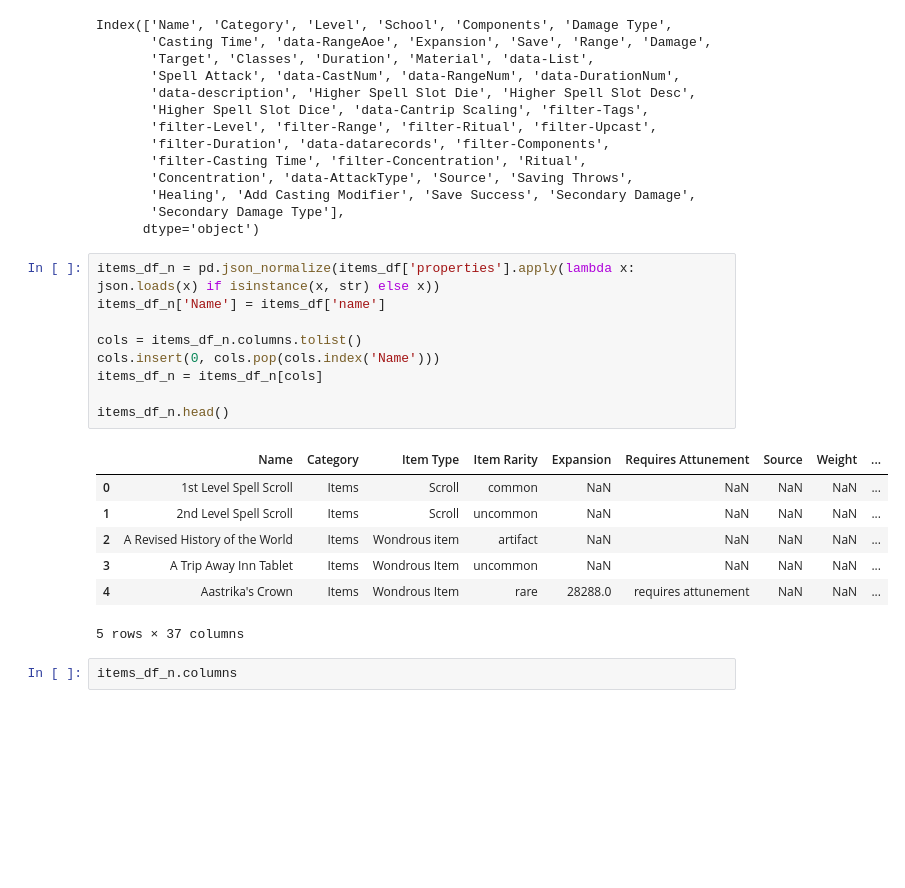
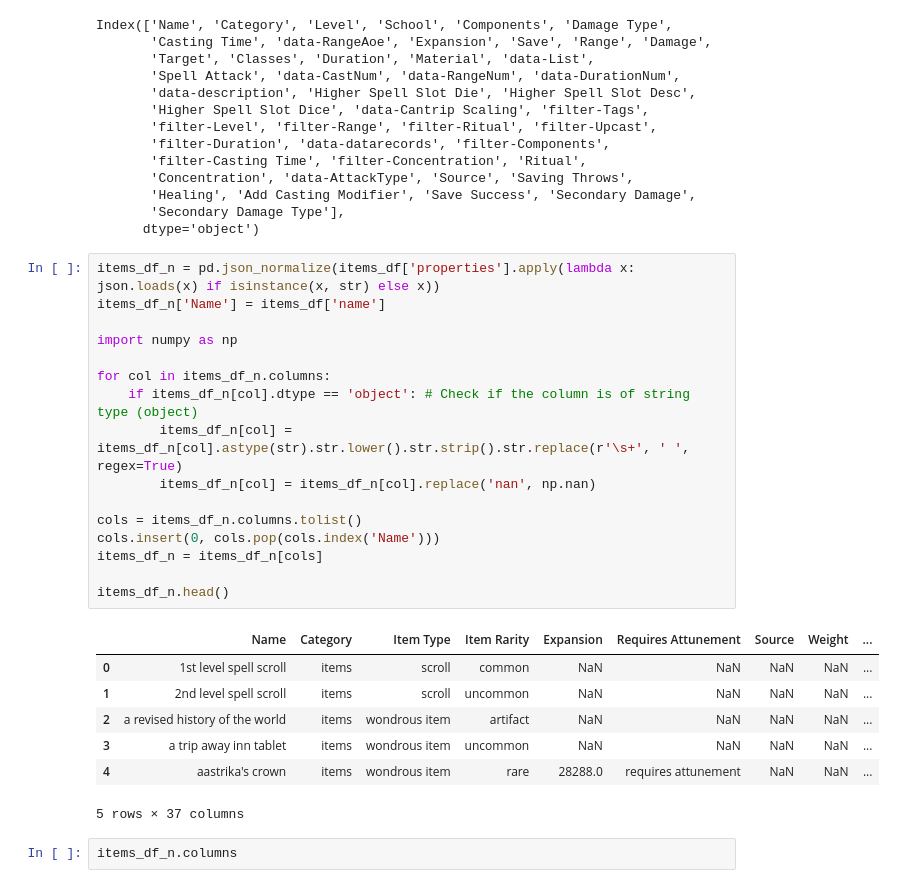
Before and after one commit to baakhoff/research, a Jupyter notebook: notebooks/dnd_research.ipynb, the cells around one changed output. Cells and saved outputs as stored; diff of their text form; blank space fills up the shorter version.

```diff
--- a/notebooks/dnd_research.ipynb
+++ b/notebooks/dnd_research.ipynb
@@ -123,19 +123,26 @@ Index(['Name', 'Category', 'Level', 'School', 'Components', 'Damage Type',
 # %%
 items_df_n = pd.json_normalize(items_df['properties'].apply(lambda x: json.loads(x) if isinstance(x, str) else x))
 items_df_n['Name'] = items_df['name']
+
+import numpy as np
+
+for col in items_df_n.columns:
+    if items_df_n[col].dtype == 'object': # Check if the column is of string type (object)
+        items_df_n[col] = items_df_n[col].astype(str).str.lower().str.strip().str.replace(r'\s+', ' ', regex=True)
+        items_df_n[col] = items_df_n[col].replace('nan', np.nan)
 
 cols = items_df_n.columns.tolist()
 cols.insert(0, cols.pop(cols.index('Name')))
 items_df_n = items_df_n[cols]
 
 items_df_n.head()
 # %% [output]
 |  | Name | Category | Item Type | Item Rarity | Expansion | Requires Attunement | Source | Weight | ... |
-| 0 | 1st Level Spell Scroll | Items | Scroll | common | NaN | NaN | NaN | NaN | ... |
-| 1 | 2nd Level Spell Scroll | Items | Scroll | uncommon | NaN | NaN | NaN | NaN | ... |
-| 2 | A Revised History of the World | Items | Wondrous item | artifact | NaN | NaN | NaN | NaN | ... |
-| 3 | A Trip Away Inn Tablet | Items | Wondrous Item | uncommon | NaN | NaN | NaN | NaN | ... |
-| 4 | Aastrika's Crown | Items | Wondrous Item | rare | 28288.0 | requires attunement | NaN | NaN | ... |
+| 0 | 1st level spell scroll | items | scroll | common | NaN | NaN | NaN | NaN | ... |
+| 1 | 2nd level spell scroll | items | scroll | uncommon | NaN | NaN | NaN | NaN | ... |
+| 2 | a revised history of the world | items | wondrous item | artifact | NaN | NaN | NaN | NaN | ... |
+| 3 | a trip away inn tablet | items | wondrous item | uncommon | NaN | NaN | NaN | NaN | ... |
+| 4 | aastrika's crown | items | wondrous item | rare | 28288.0 | requires attunement | NaN | NaN | ... |
 5 rows × 37 columns
 # %%
 items_df_n.columns
```
Also changed, not shown: parts of 14 cells of this notebook.
